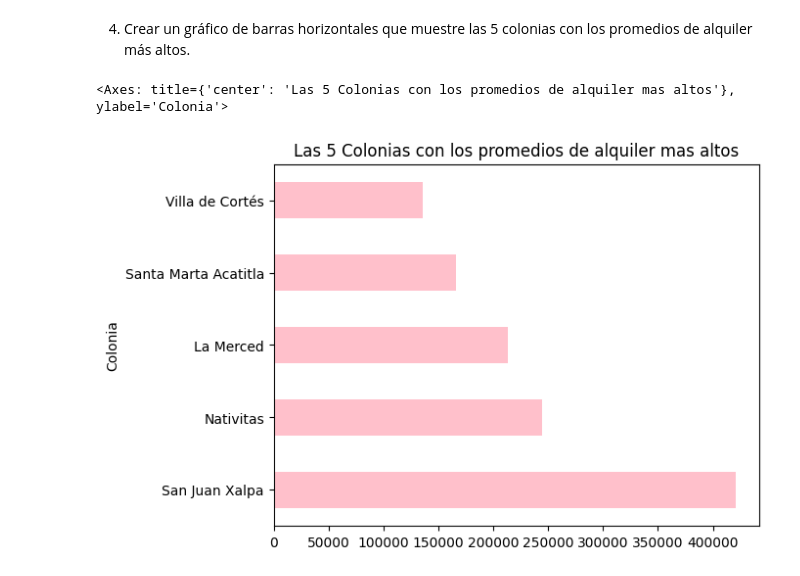
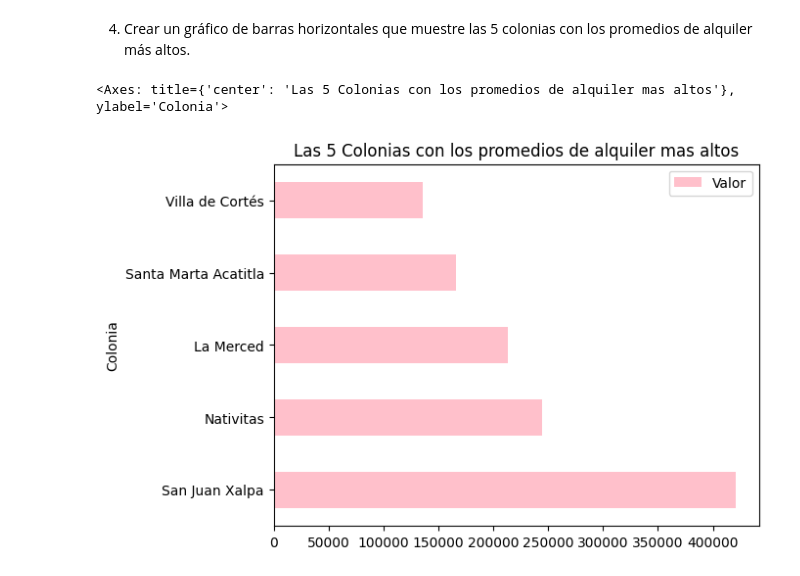
Before and after one commit to BibiTC/DS-Pandas-Conociendo-Biblioteca, a Jupyter notebook: Aula_2_Desafio.ipynb, the cells around one changed output. Cells and saved outputs as stored; diff of their text form; code cells hidden in the pictures.

```diff
--- a/Aula_2_Desafio.ipynb
+++ b/Aula_2_Desafio.ipynb
@@ -302,9 +289,9 @@ datos[datos['Colonia'] == 'Las Aguilas'].describe()
 4. Crear un gráfico de barras horizontales que muestre las 5 colonias con los promedios de alquiler más altos.
 # %%
 # almaceno en variable
-df_colonia_precio_promedio = datos.groupby('Colonia')['Valor'].mean().sort_values(ascending=False).head(5)
+df_colonia_precio_promedio = datos.groupby('Colonia')[['Valor']].mean().sort_values('Valor',ascending=False).head(5)
 # graficarlo con Pandas  - kind barh =barras horizontales, tamaño 12x8, color purpura
 df_colonia_precio_promedio.plot(kind='barh',color='pink', title = 'Las 5 Colonias con los promedios de alquiler mas altos' )
 # %% [output]
 <Axes: title={'center': 'Las 5 Colonias con los promedios de alquiler mas altos'}, ylabel='Colonia'>
-[figure, old version]
+[figure, new version]
```
Also changed, not shown: parts of 3 cells of this notebook.
